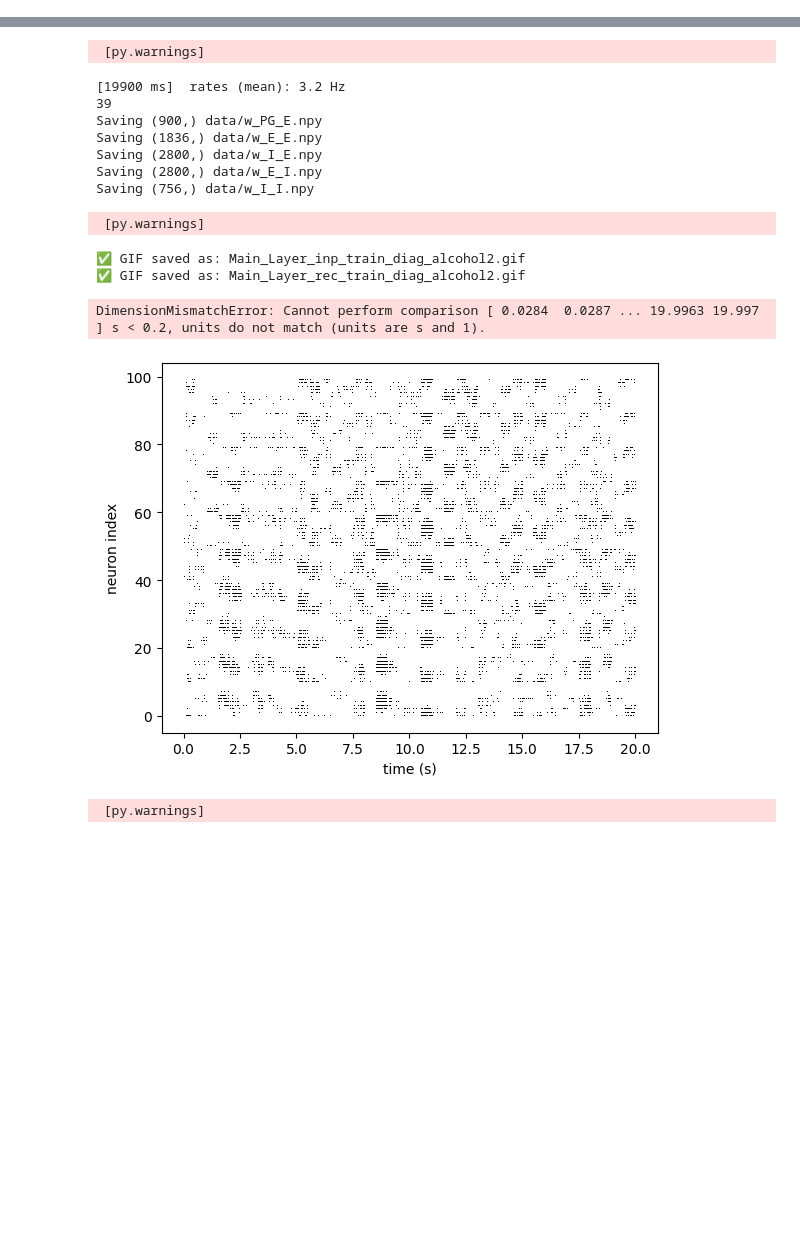
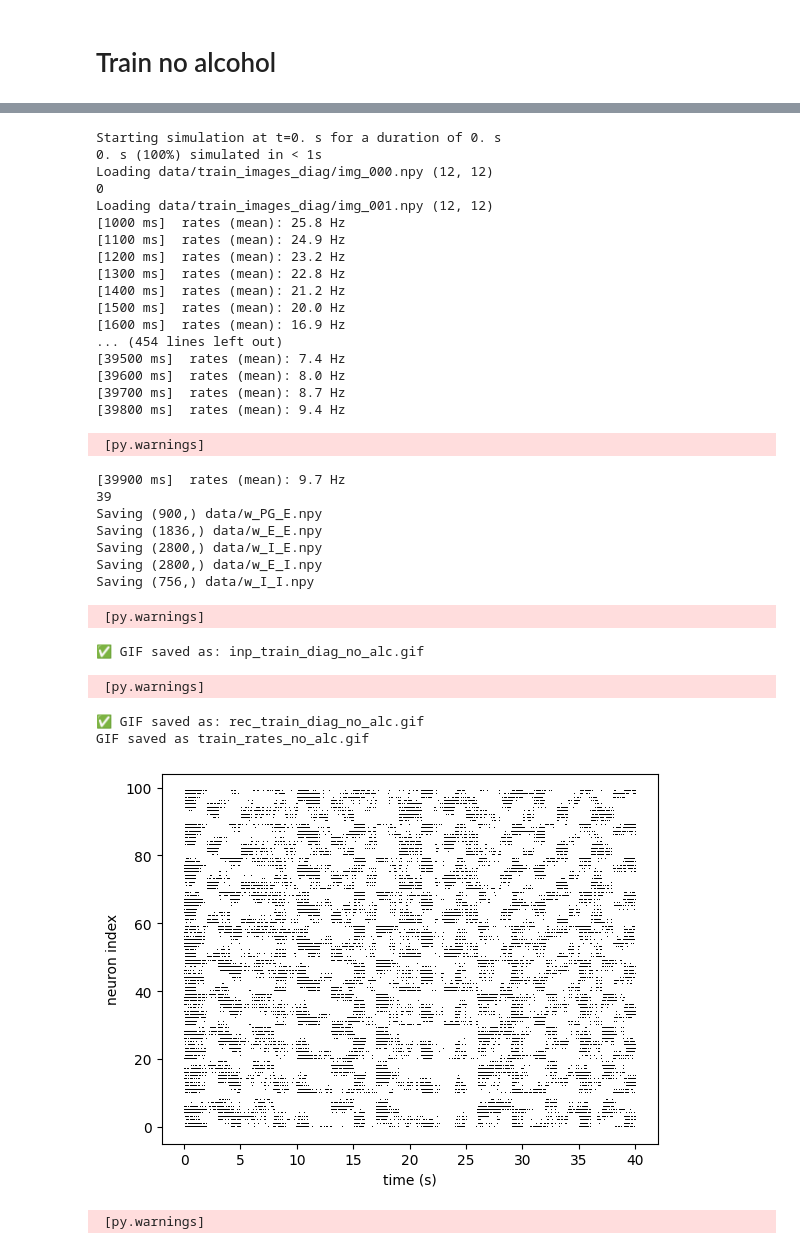
Before and after one commit to DumoulinVincent/epilepsy, a Jupyter notebook: RF_alcohol.ipynb, the cells around one changed output, grey strips where cells are left out. Saved outputs shown, nothing was run; the diff lists cells and outputs as text; code cells hidden in the pictures; blank space fills up the shorter version.

```diff
--- a/RF_alcohol.ipynb
+++ b/RF_alcohol.ipynb
@@ -713,10 +716,12 @@ def make_firing_rate_gif(sp_E, gif_filename="firing_rates.gif",
+# %% [markdown]
+# Train no alcohol
 # %%
 start_scope()
-net = train(40)
+net = train(40, False)
 exc_mon = net['sp_exc']
 plot_raster(exc_mon.i, exc_mon.t, time_unit=second, marker=',', color='k')
-create_gif_from_frames(frames_inp, filename='Main_Layer_inp_train_diag_alcohol2.gif')
-create_gif_from_frames(frames_rec,filename='Main_Layer_rec_train_diag_alcohol2.gif')
+create_gif_from_frames(frames_inp, filename='inp_train_diag_no_alc.gif')
+create_gif_from_frames(frames_rec,filename='rec_train_diag_no_alc.gif')
 #create_gif_from_frames(frames_inp, filename='Main_Layer_fr_train_diag_alcohol.gif')
-make_firing_rate_gif(net['sp_exc'], gif_filename="train_rates.gif", interval=200*ms)
+make_firing_rate_gif(net['sp_exc'], gif_filename="train_rates_no_alc.gif", interval=100*ms)
 # %% [output]
@@ -772,16 +773,34 @@ Loading data/train_images_diag/img_002.npy (12, 12)
- [py.warnings]
+Starting simulation at t=0. s for a duration of 0. s
+0. s (100%) simulated in < 1s
+Loading data/train_images_diag/img_000.npy (12, 12)
+0
+Loading data/train_images_diag/img_001.npy (12, 12)
+[1000 ms]  rates (mean): 25.8 Hz
+[1100 ms]  rates (mean): 24.9 Hz
+[1200 ms]  rates (mean): 23.2 Hz
+[1300 ms]  rates (mean): 22.8 Hz
+[1400 ms]  rates (mean): 21.2 Hz
+[1500 ms]  rates (mean): 20.0 Hz
+[1600 ms]  rates (mean): 16.9 Hz
+... (454 lines left out)
+[39500 ms]  rates (mean): 7.4 Hz
+[39600 ms]  rates (mean): 8.0 Hz
+[39700 ms]  rates (mean): 8.7 Hz
+[39800 ms]  rates (mean): 9.4 Hz
-[19900 ms]  rates (mean): 3.2 Hz
-39
-Saving (900,) data/w_PG_E.npy
-Saving (1836,) data/w_E_E.npy
-Saving (2800,) data/w_I_E.npy
-Saving (2800,) data/w_E_I.npy
-Saving (756,) data/w_I_I.npy
+ [py.warnings]
- [py.warnings]
+[39900 ms]  rates (mean): 9.7 Hz
+39
+Saving (900,) data/w_PG_E.npy
+Saving (1836,) data/w_E_E.npy
+Saving (2800,) data/w_I_E.npy
+Saving (2800,) data/w_E_I.npy
+Saving (756,) data/w_I_I.npy
-✅ GIF saved as: Main_Layer_inp_train_diag_alcohol2.gif
-✅ GIF saved as: Main_Layer_rec_train_diag_alcohol2.gif
+ [py.warnings]
-DimensionMismatchError: Cannot perform comparison [ 0.0284  0.0287 ... 19.9963 19.997 ] s < 0.2, units do not match (units are s and 1).
+✅ GIF saved as: inp_train_diag_no_alc.gif
+ [py.warnings]
+✅ GIF saved as: rec_train_diag_no_alc.gif
+GIF saved as train_rates_no_alc.gif
-[figure, old version]
+[figure, new version]
 # %%
 make_firing_rate_gif(net['sp_exc'], gif_filename="train_rates.gif", interval=200*ms)
 # %% [output]
```
Also changed, not shown: parts of 6 cells of this notebook, 19 other files.
